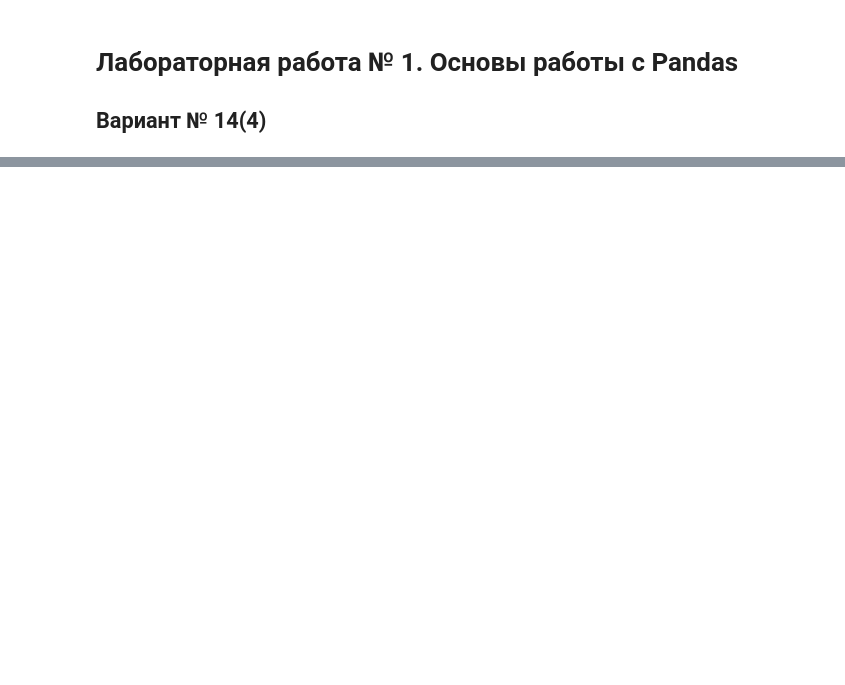
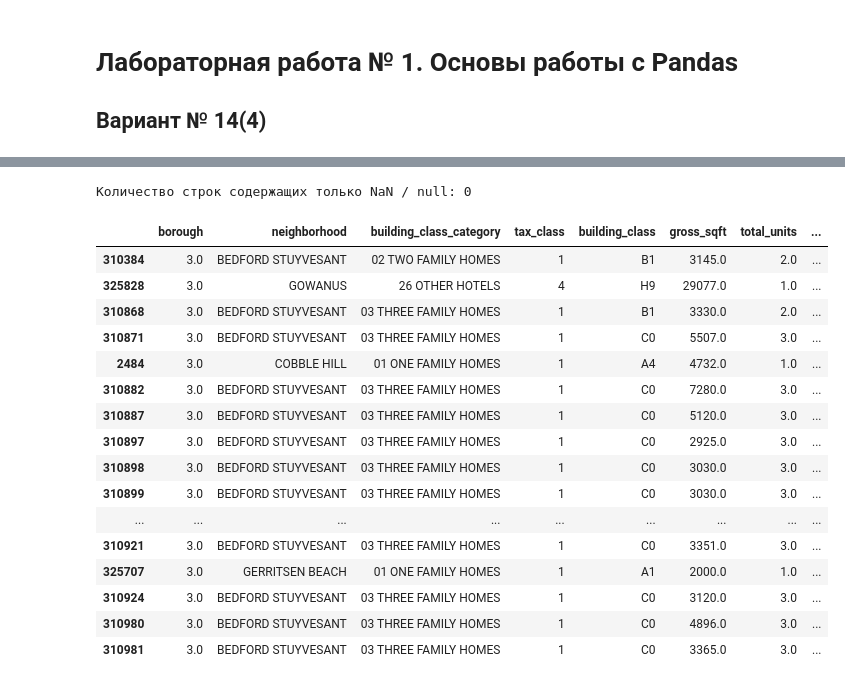
Before and after one commit to f4ilfish/ml-course, a Jupyter notebook: lab-1.ipynb, the cells around one changed output, grey strips where cells are left out. Saved outputs shown, nothing was run; the diff lists cells and outputs as text; code cells hidden in the pictures; blank space fills up the shorter version.

```diff
--- a/lab-1.ipynb
+++ b/lab-1.ipynb
@@ -144,5 +208,30 @@ sales_data_slice.tail(15)
+# %%
+row_with_all_na = len(sales_data_slice[sales_data_slice.isna().all(axis=1)].index)
+
+print(f"Количество строк содержащих только NaN / null: {row_with_all_na}")
+# %% [output]
+Количество строк содержащих только NaN / null: 0
 # %%
 sqft_сondition = sales_data_slice[sales_data_slice["gross_sqft"] != 0]
 price_сondition = sqft_сondition[sqft_сondition["sale_price"] != 0]
 age_sorted = price_сondition.sort_values(by="age")
 youngest = age_sorted.head(20)
+youngest.head(20)
+# %% [output]
+|  | borough | neighborhood | building_class_category | tax_class | building_class | gross_sqft | total_units | ... |
+| 310384 | 3.0 | BEDFORD STUYVESANT | 02 TWO FAMILY HOMES | 1 | B1 | 3145.0 | 2.0 | ... |
+| 325828 | 3.0 | GOWANUS | 26 OTHER HOTELS | 4 | H9 | 29077.0 | 1.0 | ... |
+| 310868 | 3.0 | BEDFORD STUYVESANT | 03 THREE FAMILY HOMES | 1 | B1 | 3330.0 | 2.0 | ... |
+| 310871 | 3.0 | BEDFORD STUYVESANT | 03 THREE FAMILY HOMES | 1 | C0 | 5507.0 | 3.0 | ... |
+| 2484 | 3.0 | COBBLE HILL | 01 ONE FAMILY HOMES | 1 | A4 | 4732.0 | 1.0 | ... |
+| 310882 | 3.0 | BEDFORD STUYVESANT | 03 THREE FAMILY HOMES | 1 | C0 | 7280.0 | 3.0 | ... |
+| 310887 | 3.0 | BEDFORD STUYVESANT | 03 THREE FAMILY HOMES | 1 | C0 | 5120.0 | 3.0 | ... |
+| 310897 | 3.0 | BEDFORD STUYVESANT | 03 THREE FAMILY HOMES | 1 | C0 | 2925.0 | 3.0 | ... |
+| 310898 | 3.0 | BEDFORD STUYVESANT | 03 THREE FAMILY HOMES | 1 | C0 | 3030.0 | 3.0 | ... |
+| 310899 | 3.0 | BEDFORD STUYVESANT | 03 THREE FAMILY HOMES | 1 | C0 | 3030.0 | 3.0 | ... |
+| ... | ... | ... | ... | ... | ... | ... | ... | ... |
+| 310921 | 3.0 | BEDFORD STUYVESANT | 03 THREE FAMILY HOMES | 1 | C0 | 3351.0 | 3.0 | ... |
+| 325707 | 3.0 | GERRITSEN BEACH | 01 ONE FAMILY HOMES | 1 | A1 | 2000.0 | 1.0 | ... |
+| 310924 | 3.0 | BEDFORD STUYVESANT | 03 THREE FAMILY HOMES | 1 | C0 | 3120.0 | 3.0 | ... |
+| 310980 | 3.0 | BEDFORD STUYVESANT | 03 THREE FAMILY HOMES | 1 | C0 | 4896.0 | 3.0 | ... |
+| 310981 | 3.0 | BEDFORD STUYVESANT | 03 THREE FAMILY HOMES | 1 | C0 | 3365.0 | 3.0 | ... |
```
Also changed, not shown: parts of 16 cells of this notebook.
